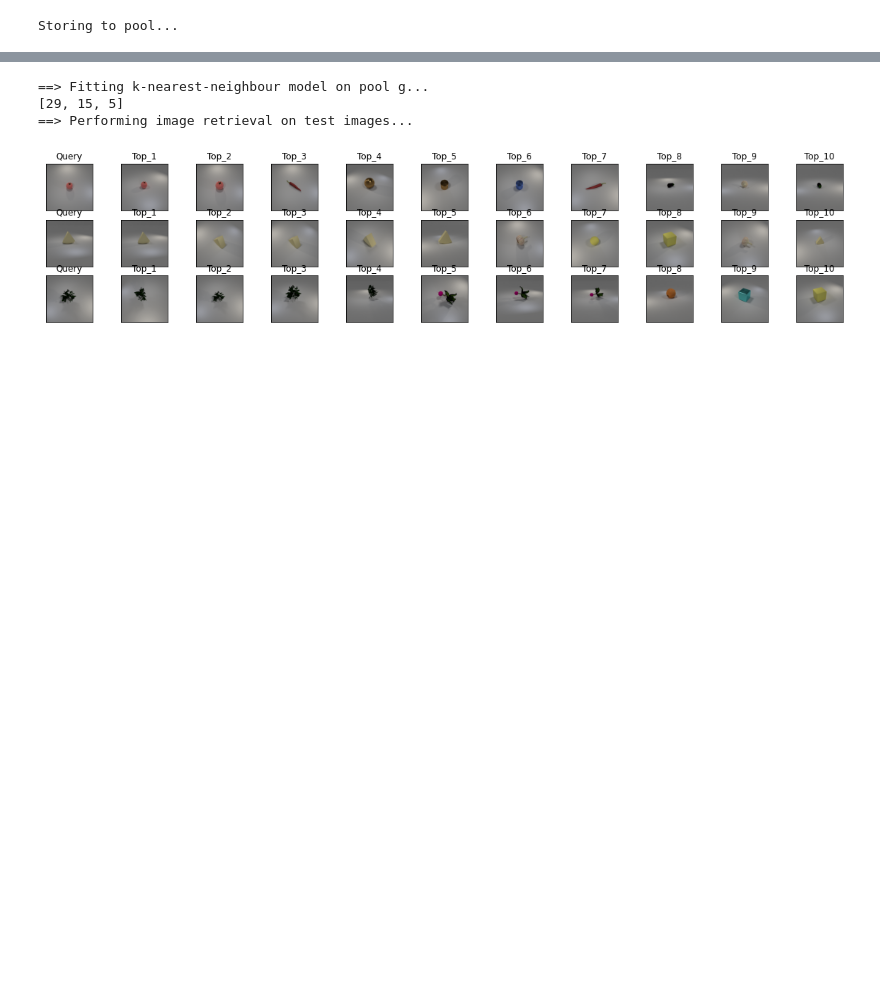
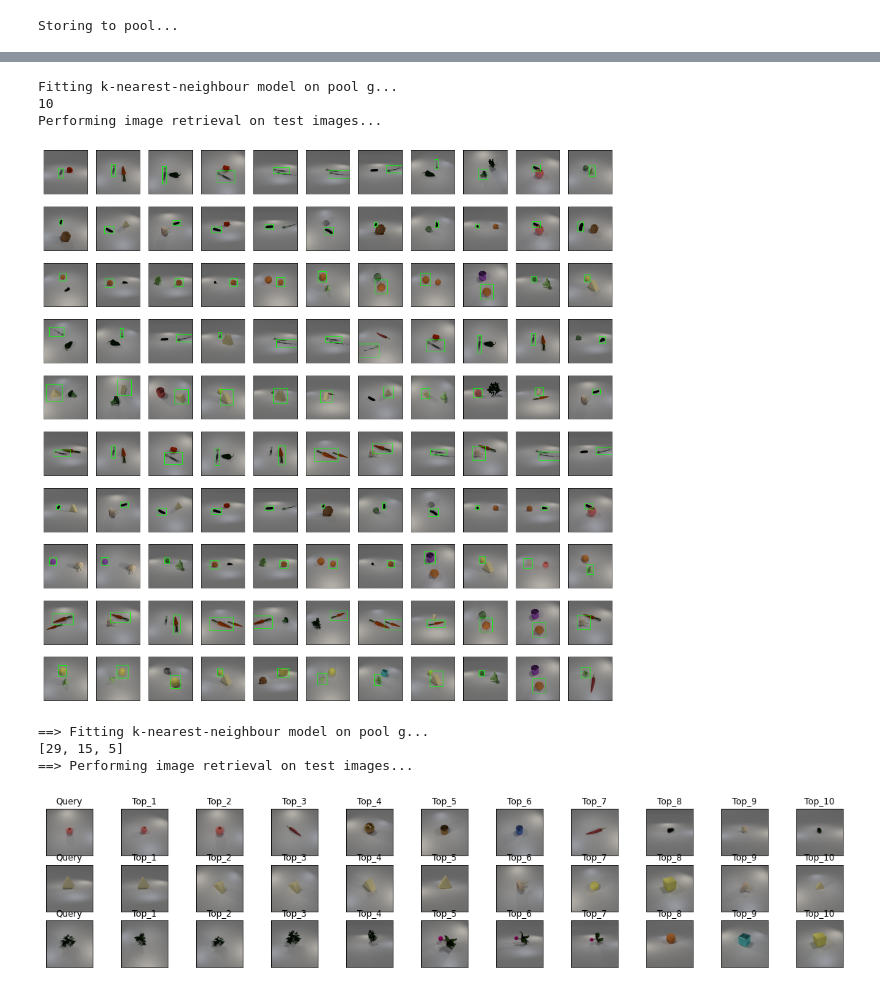
Before and after one commit to sakshamjindal/Non-Metric-3d-Representation, a Jupyter notebook: nbs/visalise_singleObj_retrieval.ipynb, the cells around one changed output, grey strips where cells are left out. Drawn from its saved outputs; the diff is of its cells as text; code cells hidden in the pictures; blank space fills up the shorter version.

```diff
--- a/nbs/visalise_singleObj_retrieval.ipynb
+++ b/nbs/visalise_singleObj_retrieval.ipynb
@@ -170,3 +160,11 @@ tensor(5)
+# %%
+f = random_retrieve_topk(args, pool_e, pool_g, imgs_to_view=10)
+plt.show()
+# %% [output]
+Fitting k-nearest-neighbour model on pool g...
+10
+Performing image retrieval on test images...
+[figure, added]
 # %%
 from sklearn.neighbors import NearestNeighbors
 def random_retrieve_topk(pool_e, pool_g, imgs_to_view=3):
```
Also changed, not shown: parts of 18 cells of this notebook, 9 other files.
